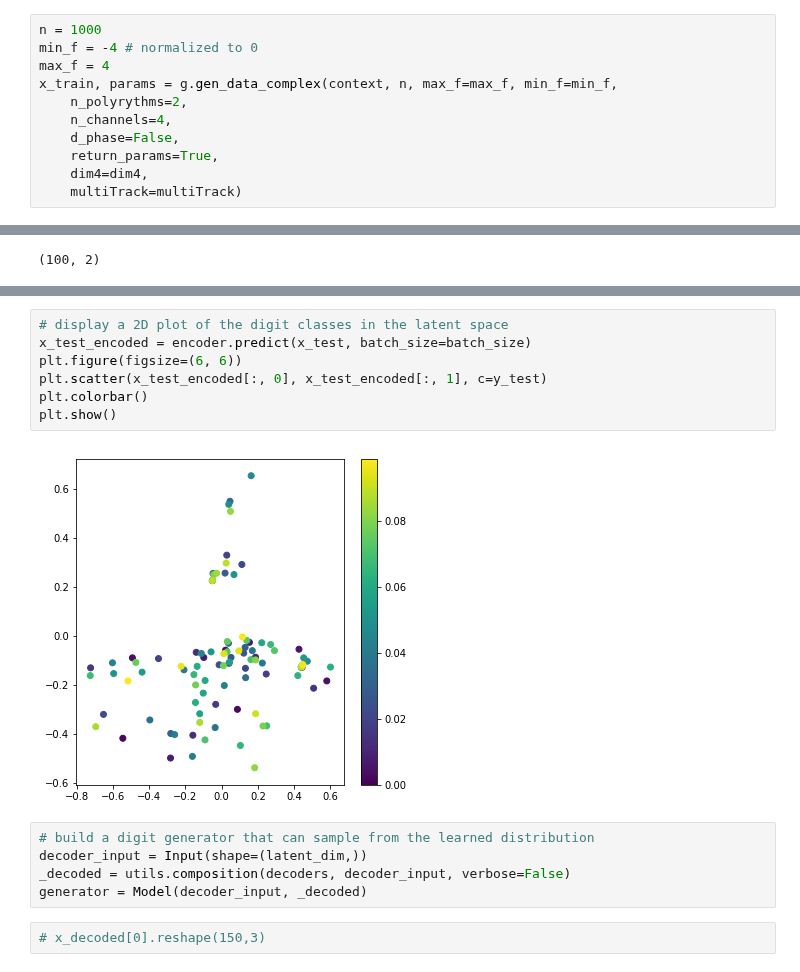
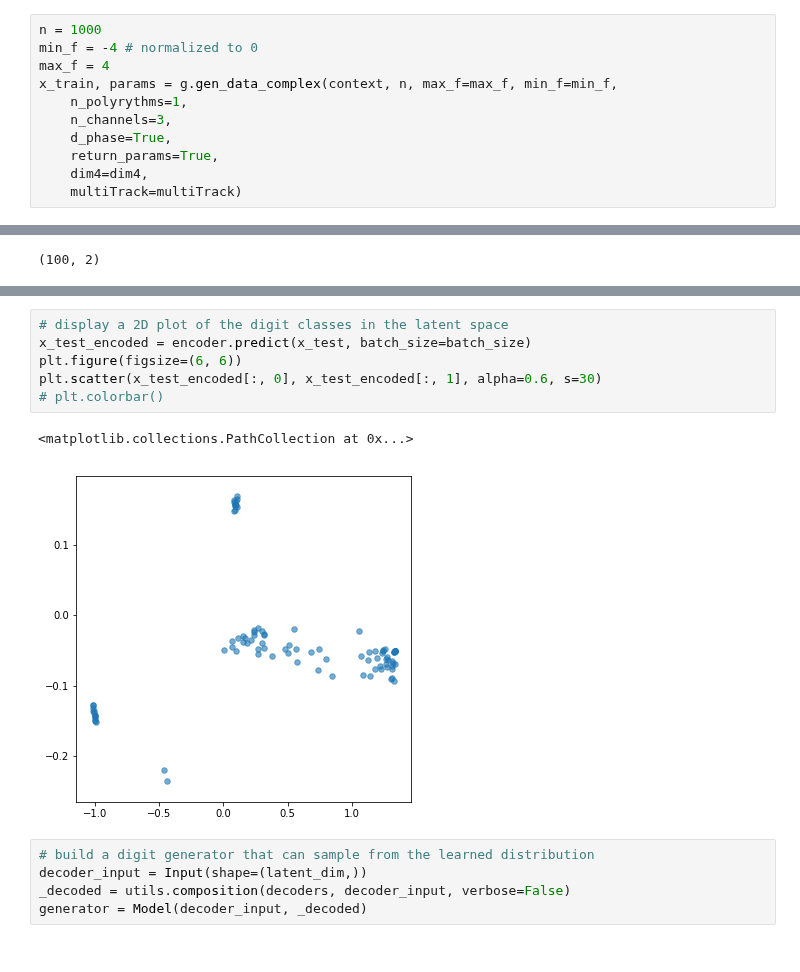
Before and after one commit to voschezang/drum-style-transfer, a Jupyter notebook: src/ml-VAE-v3b-Capules.ipynb, the cells around one changed output, grey strips where cells are left out. Drawn from its saved outputs; the diff is of its cells as text.

Commit message:
update latent visualization

```diff
--- a/src/ml-VAE-v3b-Capules.ipynb
+++ b/src/ml-VAE-v3b-Capules.ipynb
@@ -70,9 +70,9 @@ n = 1000
 min_f = -4 # normalized to 0
 max_f = 4
 x_train, params = g.gen_data_complex(context, n, max_f=max_f, min_f=min_f,
-    n_polyrythms=2,
-    n_channels=4,
-    d_phase=False,
+    n_polyrythms=1,
+    n_channels=3,
+    d_phase=True,
     return_params=True,
     dim4=dim4,
     multiTrack=multiTrack)
@@ -427,17 +427,15 @@ plt.scatter(x_train_encoded[:, 0], x_train_encoded[:, 1], c=y_test, alpha=0.6, s
 # %%
 # display a 2D plot of the digit classes in the latent space
 x_test_encoded = encoder.predict(x_test, batch_size=batch_size)
 plt.figure(figsize=(6, 6))
-plt.scatter(x_test_encoded[:, 0], x_test_encoded[:, 1], c=y_test)
-plt.colorbar()
-plt.show()
+plt.scatter(x_test_encoded[:, 0], x_test_encoded[:, 1], alpha=0.6, s=30)
+# plt.colorbar()
 # %% [output]
+<matplotlib.collections.PathCollection at 0x...>
-[figure, old version]
+[figure, new version]
 # %%
 # build a digit generator that can sample from the learned distribution
 decoder_input = Input(shape=(latent_dim,))
 _decoded = utils.composition(decoders, decoder_input, verbose=False)
 generator = Model(decoder_input, _decoded)
-# %%
-# x_decoded[0].reshape(150,3)
 # %%
```
Also changed, not shown: parts of 21 cells of this notebook, 4 other files.
